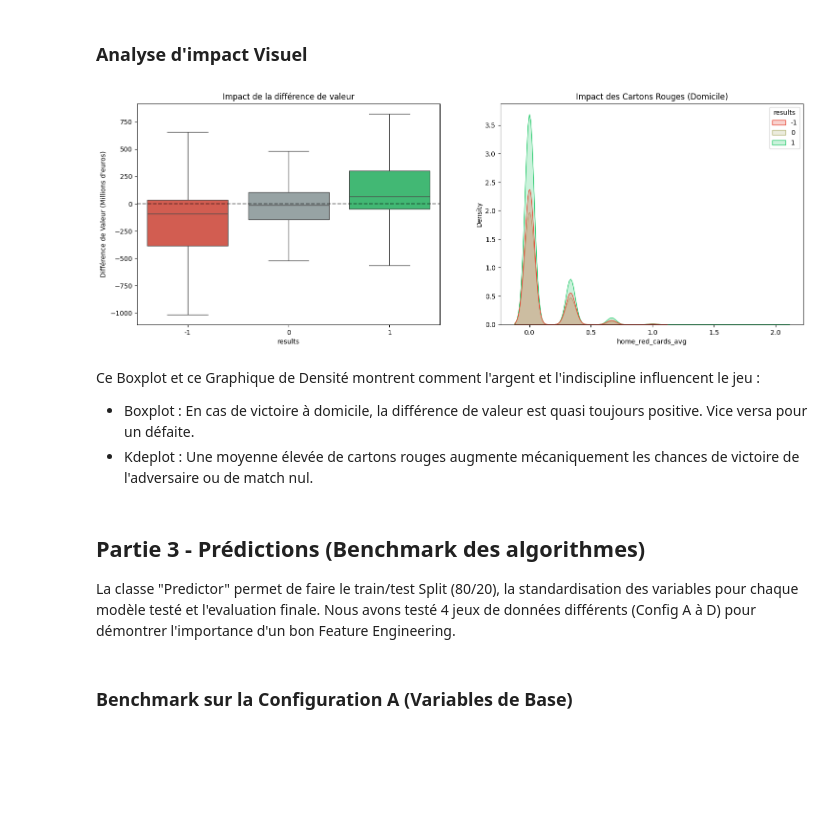
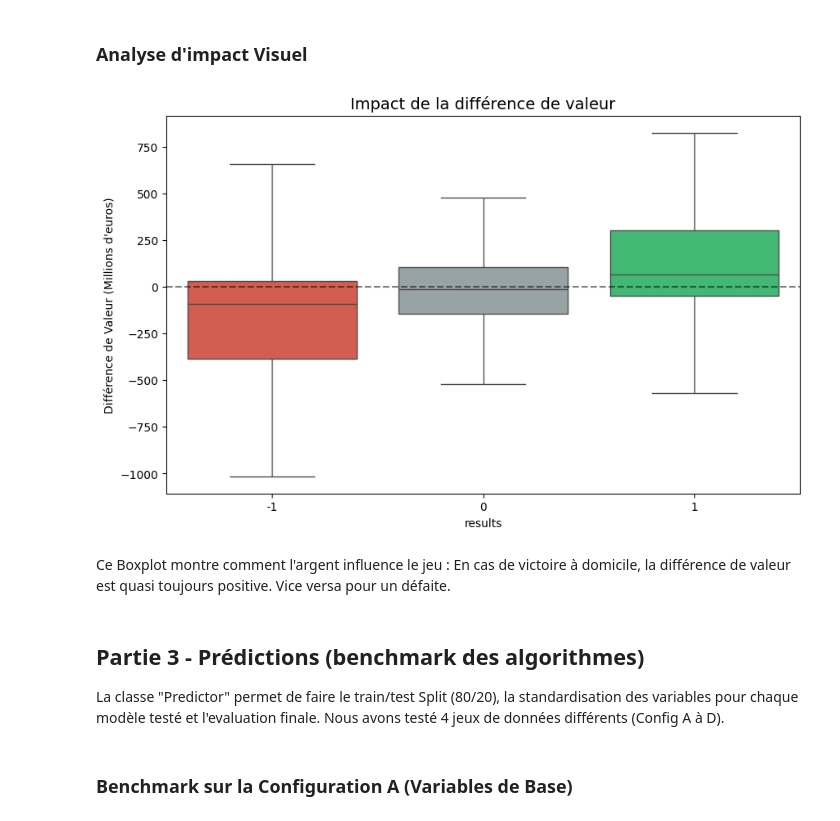
Before and after one commit to massieuxalexandre/Ligue1-Matchs-Predictions, a Jupyter notebook: main.ipynb, the cells around one changed output. Drawn from its saved outputs; the diff is of its cells as text; code cells hidden in the pictures; blank space fills up the shorter version.

```diff
--- a/main.ipynb
+++ b/main.ipynb
@@ -343,23 +326,30 @@ La "value_difference" possède la plus forte corrélation positive avec la cible
 # %% [markdown]
 ### Analyse d'impact Visuel
 # %%
-fig, axes = plt.subplots(1, 2, figsize=(18, 6))
+fig, ax = plt.subplots(figsize=(10, 6))
 
-sns.boxplot(data=df_model_A, x="results", y=df_model_A["value_difference"] / 1_000_000, hue="results", palette=["#e74c3c", "#95a5a6", "#2ecc71"], showfliers=False, ax=axes[0], legend=False)
-axes[0].set_title("Impact de la différence de valeur")
-axes[0].set_ylabel("Différence de Valeur (Millions d'euros)")
-axes[0].axhline(0, color="black", linestyle="--", alpha=0.5)
+sns.boxplot(
+    data=df_model_A,
+    x="results",
+    y=df_model_A["value_difference"] / 1_000_000,
+    hue="results",
+    palette=["#e74c3c", "#95a5a6", "#2ecc71"],
+    showfliers=False,
+    ax=ax,
+    legend=False
+)
 
-sns.kdeplot(data=df_model_B, x="home_red_cards_avg", hue="results", fill=True, palette=["#e74c3c", "#b5b77d", "#2ecc71"], ax=axes[1])
-axes[1].set_title("Impact des Cartons Rouges (Domicile)")
+ax.set_title("Impact de la différence de valeur", fontsize=14)
+ax.set_ylabel("Différence de Valeur (Millions d'euros)")
+ax.axhline(0, color="black", linestyle="--", alpha=0.5)
+
 plt.show()
 # %% [output]
-[figure, old version]
+[figure, new version]
 # %% [markdown]
-Ce Boxplot et ce Graphique de Densité montrent comment l'argent et l'indiscipline influencent le jeu :
-* Boxplot : En cas de victoire à domicile, la différence de valeur est quasi toujours positive. Vice versa pour un défaite.
-* Kdeplot : Une moyenne élevée de cartons rouges augmente mécaniquement les chances de victoire de l'adversaire ou de match nul.
+Ce Boxplot montre comment l'argent influence le jeu :
+En cas de victoire à domicile, la différence de valeur est quasi toujours positive. Vice versa pour un défaite.
 # %% [markdown]
-## Partie 3 - Prédictions (Benchmark des algorithmes)
+## Partie 3 - Prédictions (benchmark des algorithmes)
 
-La classe "Predictor" permet de faire le train/test Split (80/20), la standardisation des variables pour chaque modèle testé et l'evaluation finale. Nous avons testé 4 jeux de données différents (Config A à D) pour démontrer l'importance d'un bon Feature Engineering.
+La classe "Predictor" permet de faire le train/test Split (80/20), la standardisation des variables pour chaque modèle testé et l'evaluation finale. Nous avons testé 4 jeux de données différents (Config A à D).
```
Also changed, not shown: parts of 35 cells of this notebook, 2 other files.
